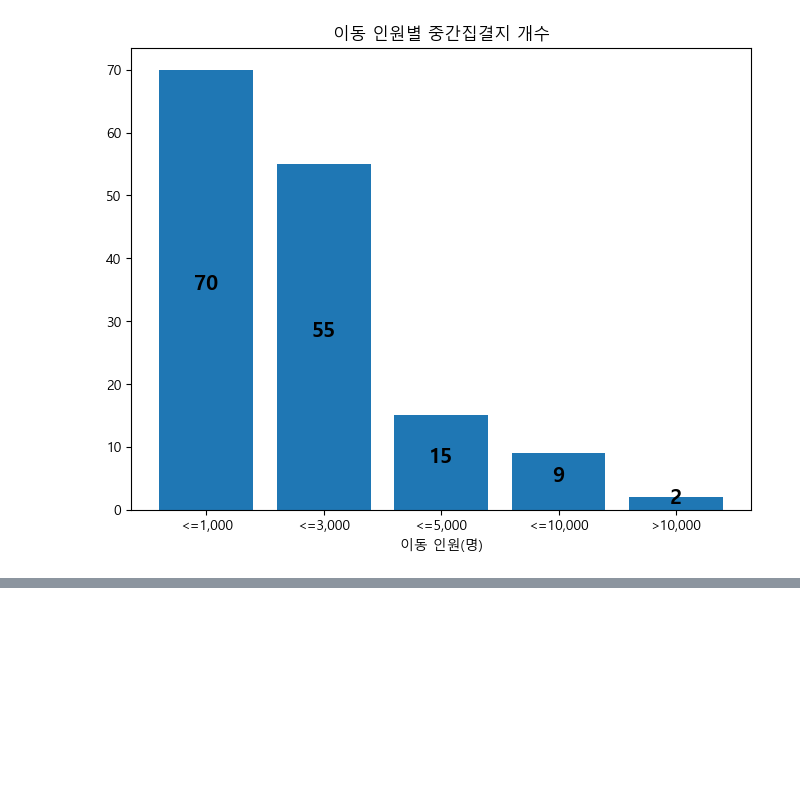
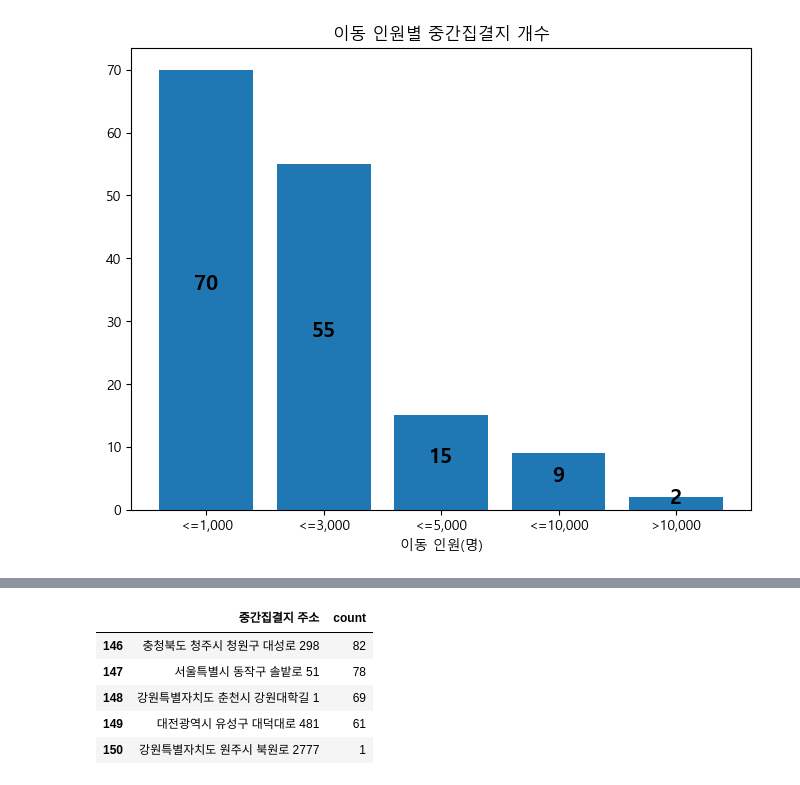
Before and after one commit to DSjayjang/Project, a Jupyter notebook: Crawling/eda/1021.ipynb, the cells around one changed output, grey strips where cells are left out. Saved outputs shown, nothing was run; the diff lists cells and outputs as text; code cells hidden in the pictures; blank space fills up the shorter version.

```diff
--- a/Crawling/eda/1021.ipynb
+++ b/Crawling/eda/1021.ipynb
@@ -59,0 +89,9 @@ plt.show()
+# %%
+df.loc[df['count'] <= 100, :]
+# %% [output]
+|  | 중간집결지 주소 | count |
+| 146 | 충청북도 청주시 청원구 대성로 298 | 82 |
+| 147 | 서울특별시 동작구 솔밭로 51 | 78 |
+| 148 | 강원특별자치도 춘천시 강원대학길 1 | 69 |
+| 149 | 대전광역시 유성구 대덕대로 481 | 61 |
+| 150 | 강원특별자치도 원주시 북원로 2777 | 1 |
```
Also changed, not shown: parts of 3 cells of this notebook.
